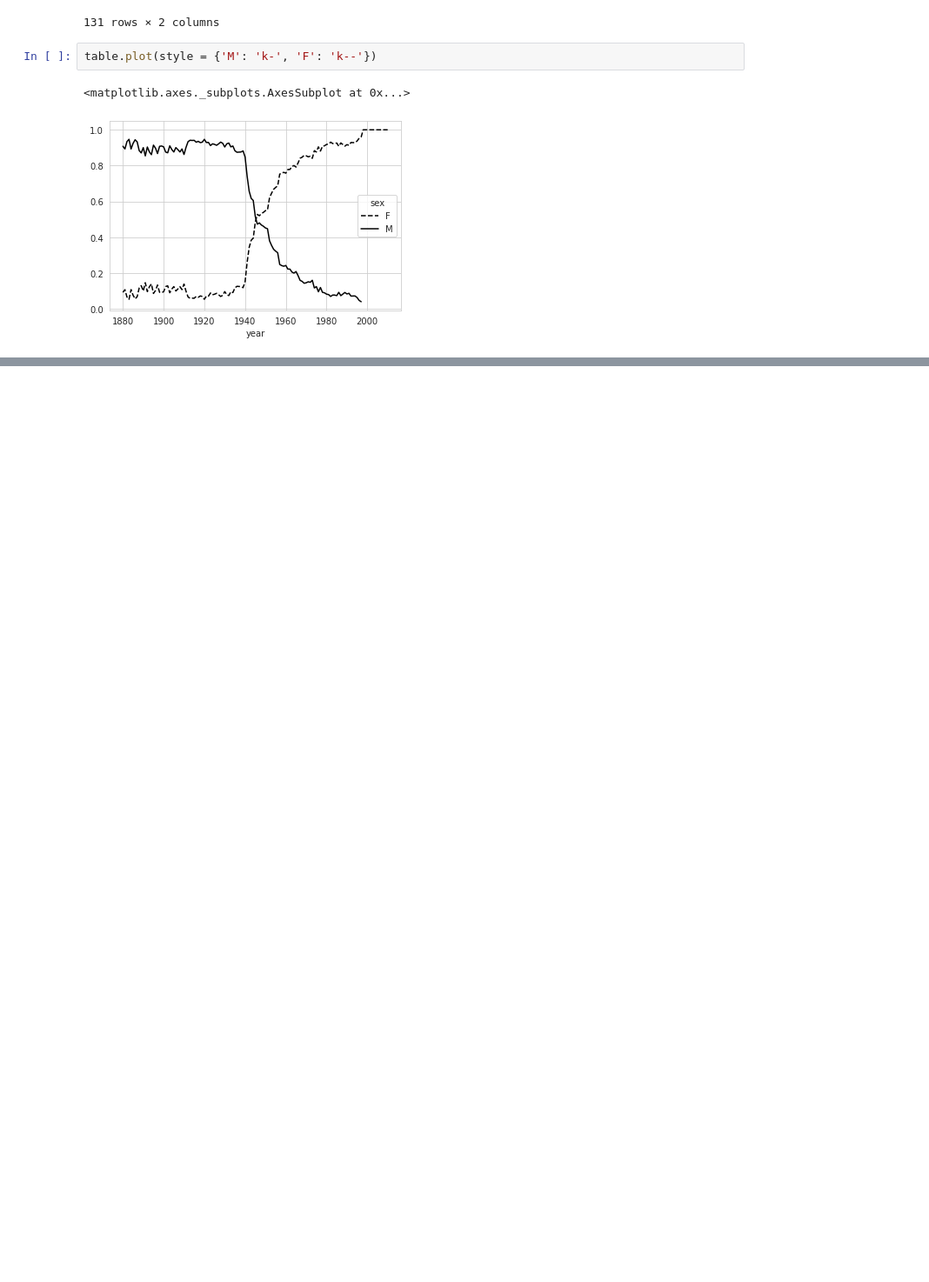
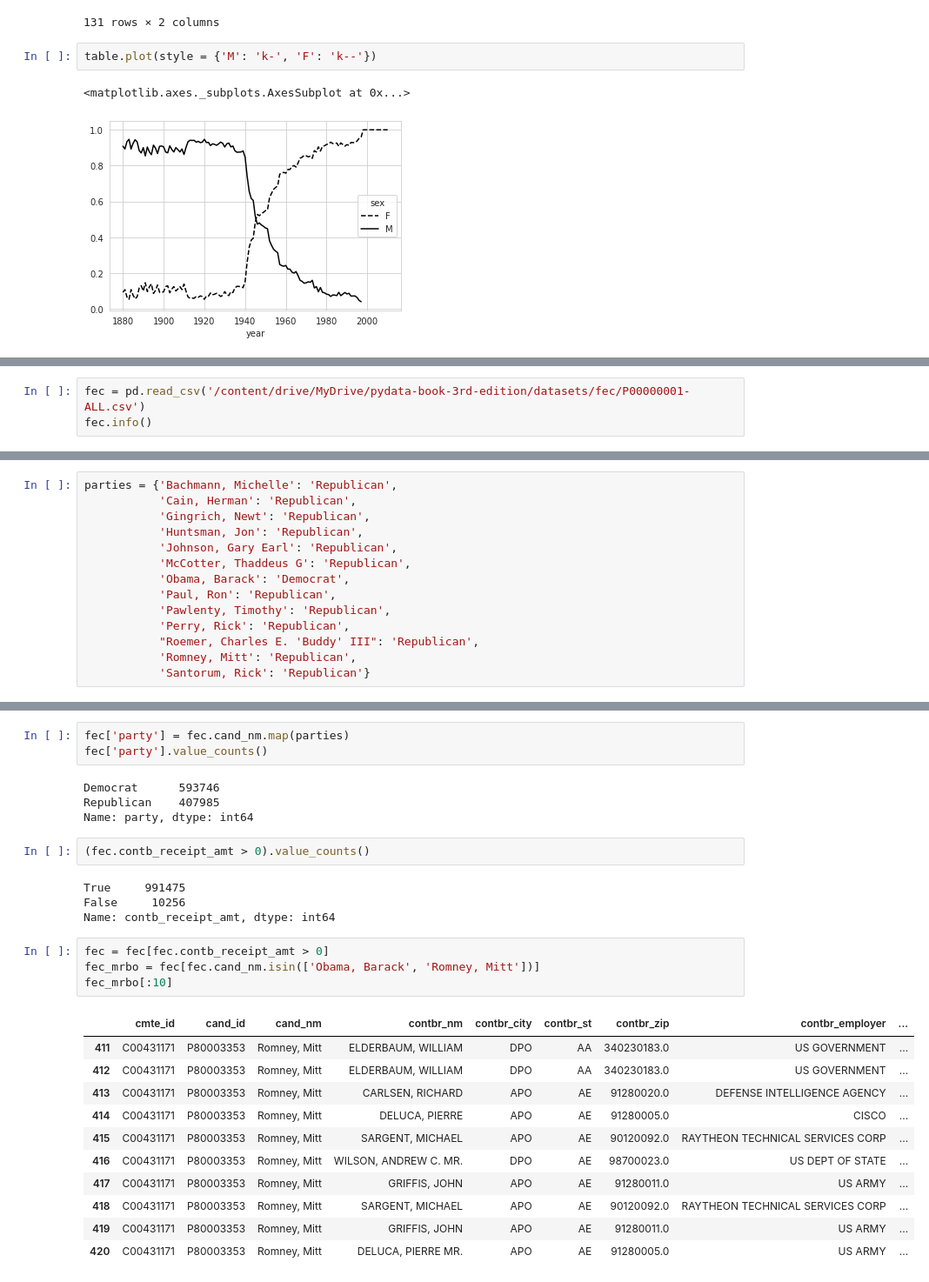
Before and after one commit to hoonzi-s/PyData, a Jupyter notebook: Ch14. 데이터 분석 예제.ipynb, the cells around one changed output, grey strips where cells are left out. Shown: that part at 87% size. Cells and saved outputs as stored; diff of their text form; blank space fills up the shorter version.

```diff
--- a/Ch14. 데이터 분석 예제.ipynb
+++ b/Ch14. 데이터 분석 예제.ipynb
@@ -1211,0 +1442,3 @@ table.plot(style = {'M': 'k-', 'F': 'k--'})
+# %%
+fec = pd.read_csv('/content/drive/MyDrive/pydata-book-3rd-edition/datasets/fec/P00000001-ALL.csv')
+fec.info()
@@ -1211,0 +1489,14 @@ table.plot(style = {'M': 'k-', 'F': 'k--'})
+# %%
+parties = {'Bachmann, Michelle': 'Republican',
+           'Cain, Herman': 'Republican',
+           'Gingrich, Newt': 'Republican',
+           'Huntsman, Jon': 'Republican',
+           'Johnson, Gary Earl': 'Republican',
+           'McCotter, Thaddeus G': 'Republican',
+           'Obama, Barack': 'Democrat',
+           'Paul, Ron': 'Republican',
+           'Pawlenty, Timothy': 'Republican',
+           'Perry, Rick': 'Republican',
+           "Roemer, Charles E. 'Buddy' III": 'Republican',
+           'Romney, Mitt': 'Republican',
+           'Santorum, Rick': 'Republican'}
@@ -1211,0 +1521,29 @@ table.plot(style = {'M': 'k-', 'F': 'k--'})
+# %%
+fec['party'] = fec.cand_nm.map(parties)
+fec['party'].value_counts()
+# %% [output]
+Democrat      593746
+Republican    407985
+Name: party, dtype: int64
+# %%
+(fec.contb_receipt_amt > 0).value_counts()
+# %% [output]
+True     991475
+False     10256
+Name: contb_receipt_amt, dtype: int64
+# %%
+fec = fec[fec.contb_receipt_amt > 0]
+fec_mrbo = fec[fec.cand_nm.isin(['Obama, Barack', 'Romney, Mitt'])]
+fec_mrbo[:10]
+# %% [output]
+|  | cmte_id | cand_id | cand_nm | contbr_nm | contbr_city | contbr_st | contbr_zip | contbr_employer | ... |
+| 411 | C00431171 | P80003353 | Romney, Mitt | ELDERBAUM, WILLIAM | DPO | AA | 340230183.0 | US GOVERNMENT | ... |
+| 412 | C00431171 | P80003353 | Romney, Mitt | ELDERBAUM, WILLIAM | DPO | AA | 340230183.0 | US GOVERNMENT | ... |
+| 413 | C00431171 | P80003353 | Romney, Mitt | CARLSEN, RICHARD | APO | AE | 91280020.0 | DEFENSE INTELLIGENCE AGENCY | ... |
+| 414 | C00431171 | P80003353 | Romney, Mitt | DELUCA, PIERRE | APO | AE | 91280005.0 | CISCO | ... |
+| 415 | C00431171 | P80003353 | Romney, Mitt | SARGENT, MICHAEL | APO | AE | 90120092.0 | RAYTHEON TECHNICAL SERVICES CORP | ... |
+| 416 | C00431171 | P80003353 | Romney, Mitt | WILSON, ANDREW C. MR. | DPO | AE | 98700023.0 | US DEPT OF STATE | ... |
+| 417 | C00431171 | P80003353 | Romney, Mitt | GRIFFIS, JOHN | APO | AE | 91280011.0 | US ARMY | ... |
+| 418 | C00431171 | P80003353 | Romney, Mitt | SARGENT, MICHAEL | APO | AE | 90120092.0 | RAYTHEON TECHNICAL SERVICES CORP | ... |
+| 419 | C00431171 | P80003353 | Romney, Mitt | GRIFFIS, JOHN | APO | AE | 91280011.0 | US ARMY | ... |
+| 420 | C00431171 | P80003353 | Romney, Mitt | DELUCA, PIERRE MR. | APO | AE | 91280005.0 | US ARMY | ... |
```
Also changed, not shown: parts of 33 cells of this notebook.
